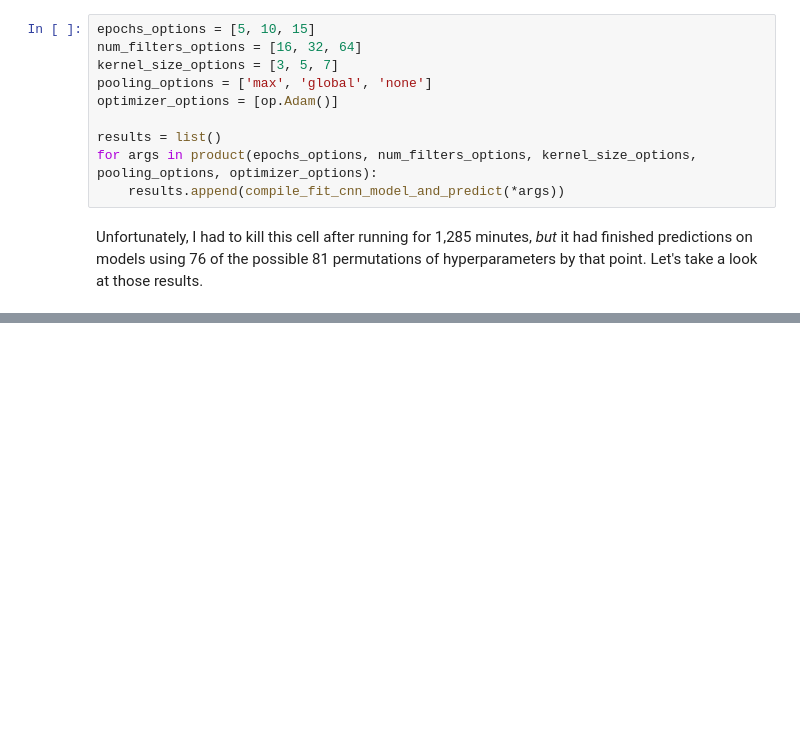
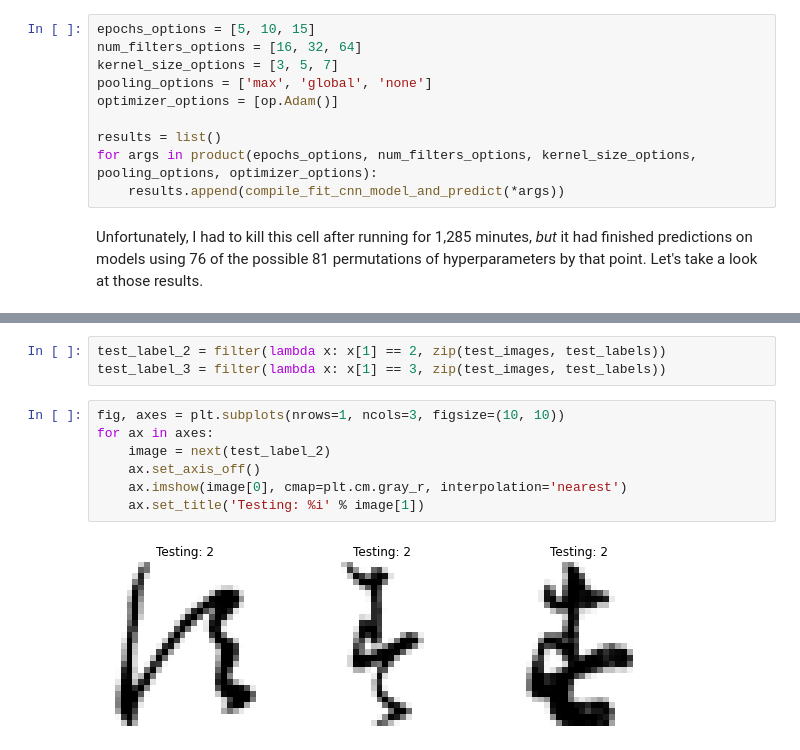
Before and after one commit to schledererj/cs6340-project-3, a Jupyter notebook: cs6340_project_3.ipynb, the cells around one changed output, grey strips where cells are left out. Saved outputs shown, nothing was run; the diff lists cells and outputs as text; blank space fills up the shorter version.

```diff
--- a/cs6340_project_3.ipynb
+++ b/cs6340_project_3.ipynb
@@ -513,0 +776,12 @@ pd.DataFrame(results).sort_values(by='Accuracy', ascending=False)
+# %%
+test_label_2 = filter(lambda x: x[1] == 2, zip(test_images, test_labels))
+test_label_3 = filter(lambda x: x[1] == 3, zip(test_images, test_labels))
+# %%
+fig, axes = plt.subplots(nrows=1, ncols=3, figsize=(10, 10))
+for ax in axes:
+    image = next(test_label_2)
+    ax.set_axis_off()
+    ax.imshow(image[0], cmap=plt.cm.gray_r, interpolation='nearest')
+    ax.set_title('Testing: %i' % image[1])
+# %% [output]
+[figure, added]
```
Also changed, not shown: parts of 10 cells of this notebook, 3 other files.
